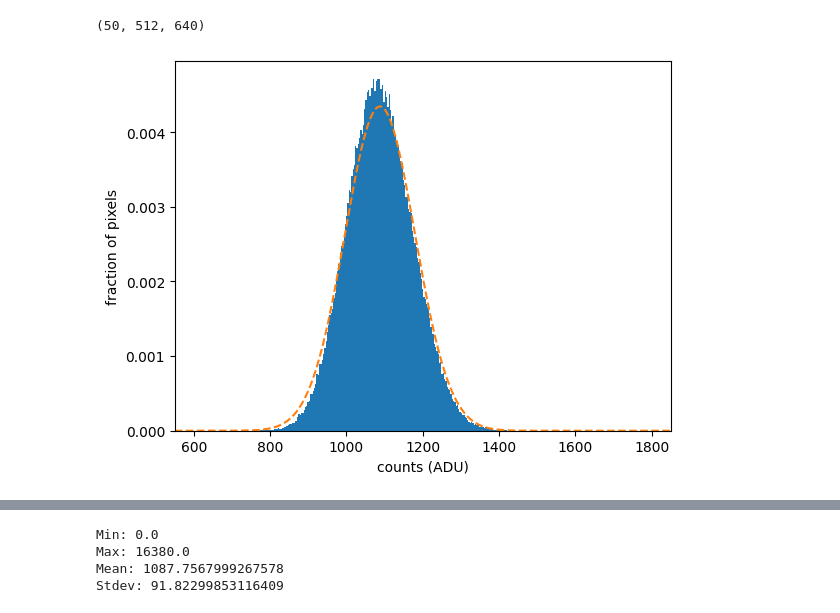
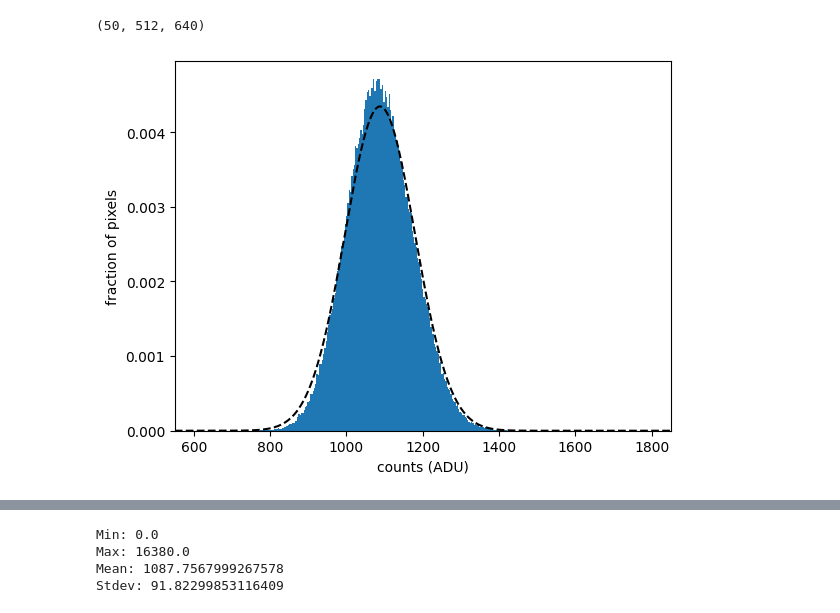
Before and after one commit to courtneyduong/cred2-characterization, a Jupyter notebook: bias test analysis.ipynb, the cells around one changed output, grey strips where cells are left out. Saved outputs shown, nothing was run; the diff lists cells and outputs as text; code cells hidden in the pictures.

```diff
--- a/bias test analysis.ipynb
+++ b/bias test analysis.ipynb
@@ -16,15 +16,16 @@ print(cube_data.shape) # 50 640x512 images
 # %%
 # average the 50 images and plot histogram of pixel values
 avg_image = np.mean(cube_data, axis=0)
 avg_image_hist = plt.hist(avg_image.flatten(), bins='auto', density=True)
+
 # plot gaussian distribution b/c pixel values are near-gaussian
 x = np.linspace(np.min(avg_image),np.max(avg_image),100000)
-plt.plot(x, norm.pdf(x, np.mean(avg_image), np.std(avg_image)), '--', label='gaussian distribution')
+plt.plot(x, norm.pdf(x, np.mean(avg_image), np.std(avg_image)), '--', label='gaussian distribution', color='k')
 
 # labels and stuff
 plt.xlabel('counts (ADU)')
 plt.ylabel('fraction of pixels')
 plt.xlim(550,1850)
-plt.savefig('bias.png', dpi=300, transparent=True, bbox_inches='tight')
+plt.savefig('bias_full_frame.png', dpi=300, transparent=True, bbox_inches='tight')
 # %% [output]
-[figure, old version]
+[figure, new version]
```
Also changed, not shown: parts of 1 cell of this notebook, 2 other files.
